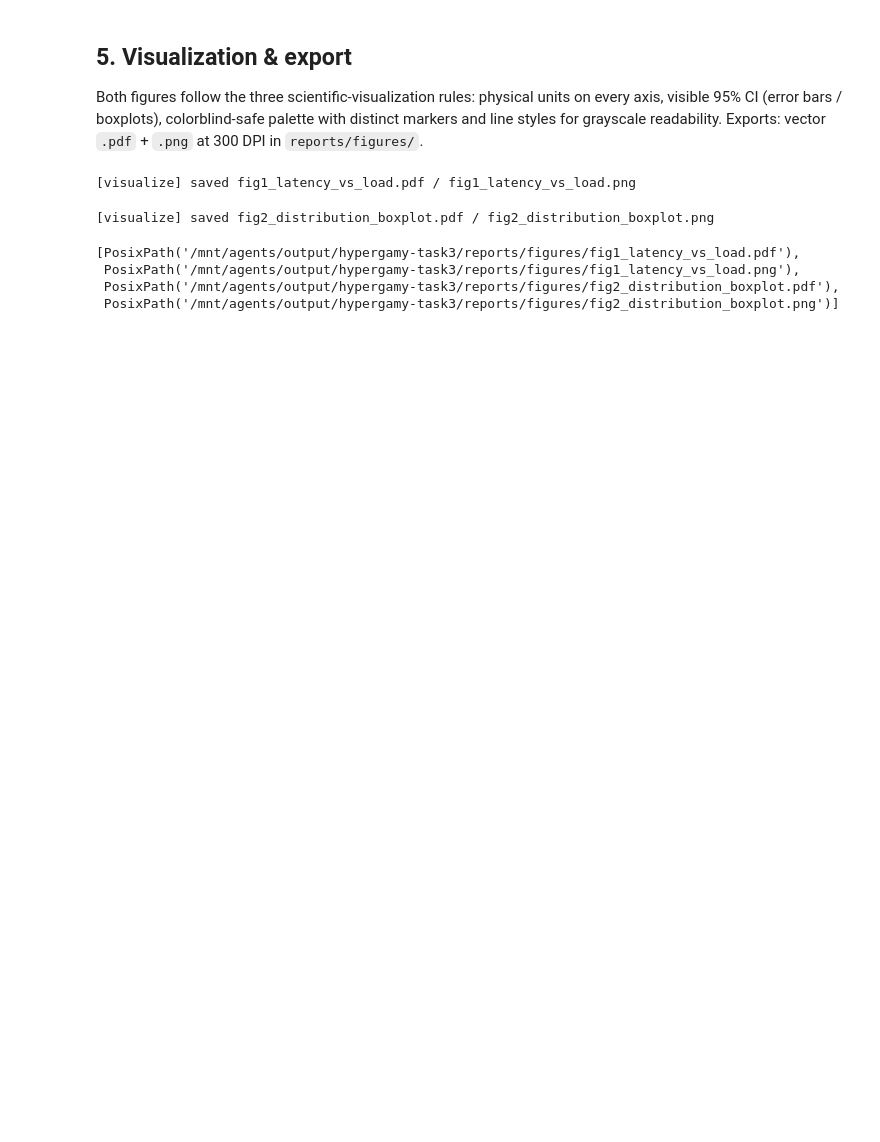
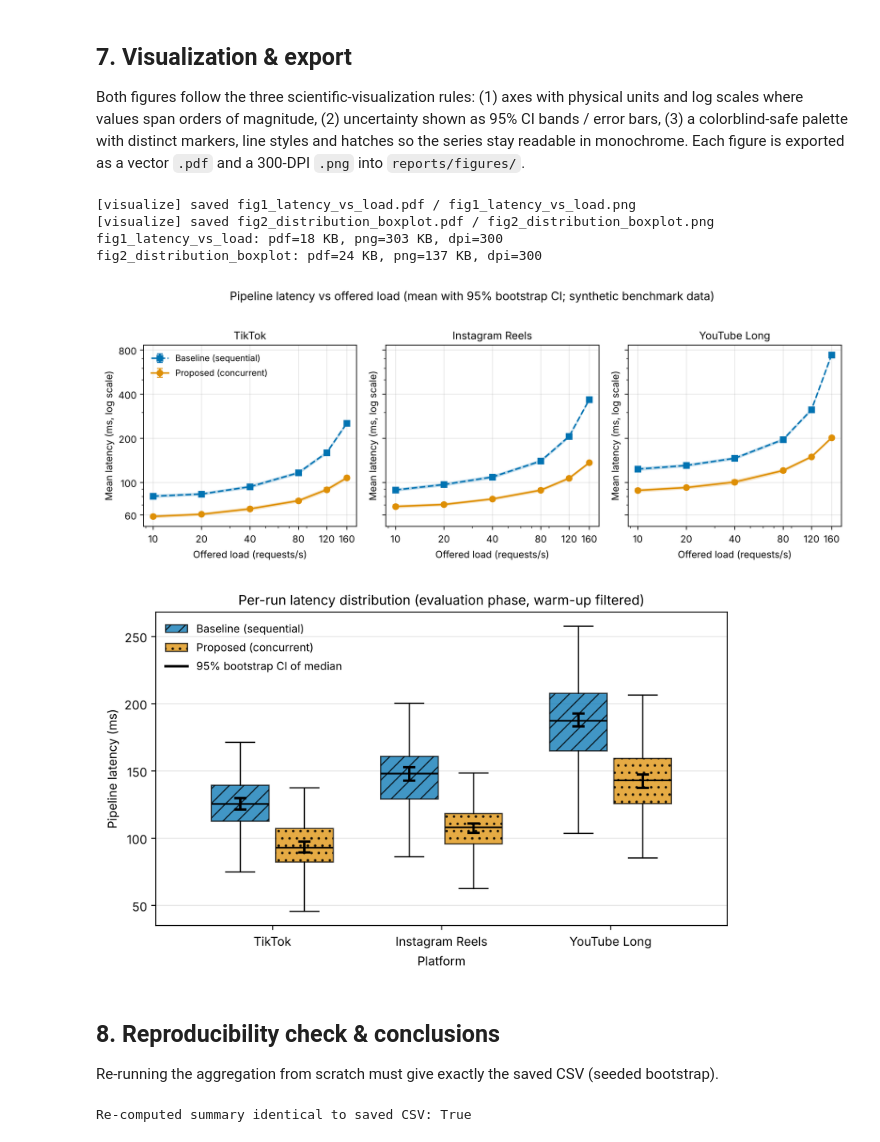
Before and after one commit to yertisydyrys-jpg/hypergamy-engagement, a Jupyter notebook: notebooks/01_data_analysis.ipynb, the cells around one changed output. Drawn from its saved outputs; the diff is of its cells as text; code cells hidden in the pictures; blank space fills up the shorter version.

```diff
--- a/notebooks/01_data_analysis.ipynb
+++ b/notebooks/01_data_analysis.ipynb
@@ -118,17 +197,39 @@ Guardrail error_rate < 5% in all groups: True
 # %% [markdown]
-## 5. Visualization & export
+## 7. Visualization & export
 
-Both figures follow the three scientific-visualization rules: physical units on
-every axis, visible 95% CI (error bars / boxplots), colorblind-safe palette with
-distinct markers and line styles for grayscale readability. Exports: vector
-`.pdf` + `.png` at 300 DPI in `reports/figures/`.
+Both figures follow the three scientific-visualization rules: (1) axes with physical units and log scales where
+values span orders of magnitude, (2) uncertainty shown as 95% CI bands / error bars, (3) a colorblind-safe palette
+with distinct markers, line styles and hatches so the series stay readable in monochrome. Each figure is exported
+as a vector `.pdf` and a 300-DPI `.png` into `reports/figures/`.
-# %%
-run_visualize()
-sorted(Path(ROOT / "reports" / "figures").glob("*.*"))
-# %% [output]
-[visualize] saved fig1_latency_vs_load.pdf / fig1_latency_vs_load.png
-[visualize] saved fig2_distribution_boxplot.pdf / fig2_distribution_boxplot.png
-[PosixPath('/mnt/agents/output/hypergamy-task3/reports/figures/fig1_latency_vs_load.pdf'),
- PosixPath('/mnt/agents/output/hypergamy-task3/reports/figures/fig1_latency_vs_load.png'),
- PosixPath('/mnt/agents/output/hypergamy-task3/reports/figures/fig2_distribution_boxplot.pdf'),
- PosixPath('/mnt/agents/output/hypergamy-task3/reports/figures/fig2_distribution_boxplot.png')]
+# %%
+run_visualize()
+
+from PIL import Image as PILImage
+for name in ["fig1_latency_vs_load", "fig2_distribution_boxplot"]:
+    pdf, png = FIG_DIR / f"{name}.pdf", FIG_DIR / f"{name}.png"
+    dpi = PILImage.open(png).info["dpi"][0]
+    print(f"{name}: pdf={pdf.stat().st_size/1024:.0f} KB, png={png.stat().st_size/1024:.0f} KB, dpi={dpi:.0f}")
+    assert pdf.exists() and png.exists() and dpi >= 299
+# %% [output]
+[visualize] saved fig1_latency_vs_load.pdf / fig1_latency_vs_load.png
+[visualize] saved fig2_distribution_boxplot.pdf / fig2_distribution_boxplot.png
+fig1_latency_vs_load: pdf=18 KB, png=303 KB, dpi=300
+fig2_distribution_boxplot: pdf=24 KB, png=137 KB, dpi=300
+# %%
+display(Image(filename=str(FIG_DIR / "fig1_latency_vs_load.png"), width=900))
+display(Image(filename=str(FIG_DIR / "fig2_distribution_boxplot.png"), width=640))
+# %% [output]
+[figure, added]
+[figure, added]
+# %% [markdown]
+## 8. Reproducibility check & conclusions
+
+Re-running the aggregation from scratch must give exactly the saved CSV (seeded bootstrap).
+# %%
+again = summarize(filter_warmup(load_jsonl(RAW_PATH)))
+saved = pd.read_csv(OUT_PATH)
+same = np.allclose(again.select_dtypes("number").to_numpy(), saved.select_dtypes("number").to_numpy())
+print(f"Re-computed summary identical to saved CSV: {same}")
+assert same
+# %% [output]
+Re-computed summary identical to saved CSV: True
```
Also changed, not shown: parts of 21 cells of this notebook, 2 other files.
